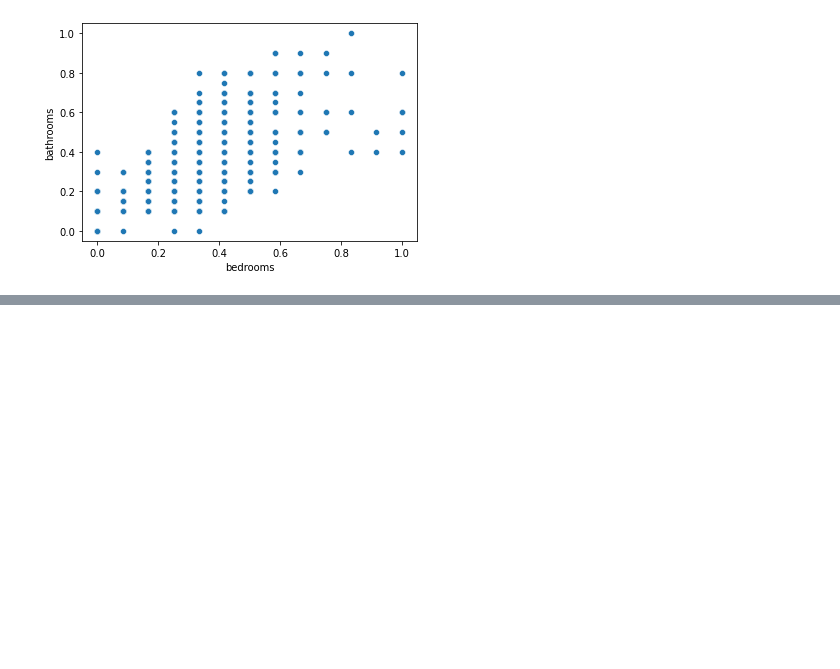
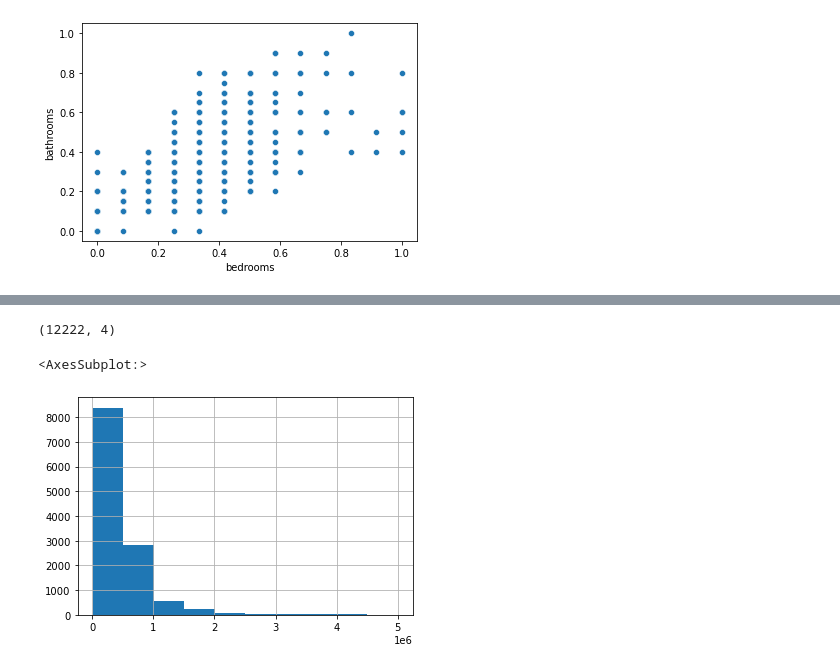
Before and after one commit to CodeupClassroom/easley-regression-exercises, a Jupyter notebook: scaling-demo.ipynb, the cells around one changed output, grey strips where cells are left out. Cells and saved outputs as stored; diff of their text form; code cells hidden in the pictures; blank space fills up the shorter version.

Commit message:
add demo with outliers

```diff
--- a/scaling-demo.ipynb
+++ b/scaling-demo.ipynb
@@ -166,0 +235,11 @@ sns.scatterplot(x="bedrooms", y="bathrooms", data=train_scaled)
+# %%
+# remove the upper outliers
+x = train[train.tax_value <= 5_000_000]
+x.shape
+# %% [output]
+(12222, 4)
+# %%
+x.tax_value.hist()
+# %% [output]
+<AxesSubplot:>
+[figure, added]
```
Also changed, not shown: parts of 31 cells of this notebook.
